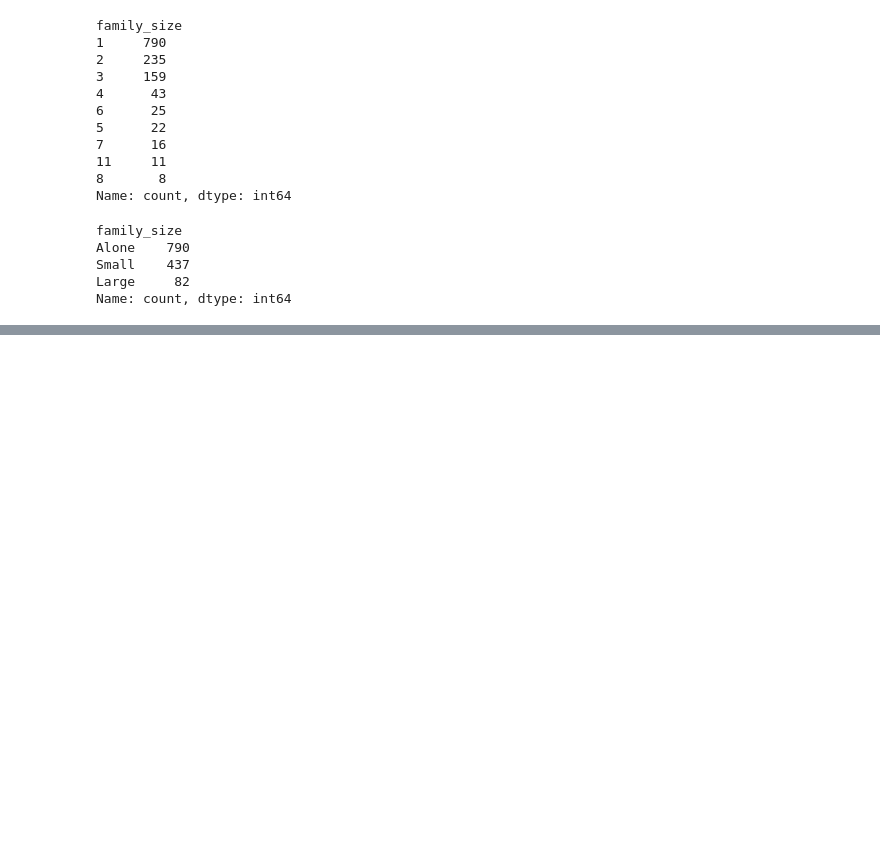
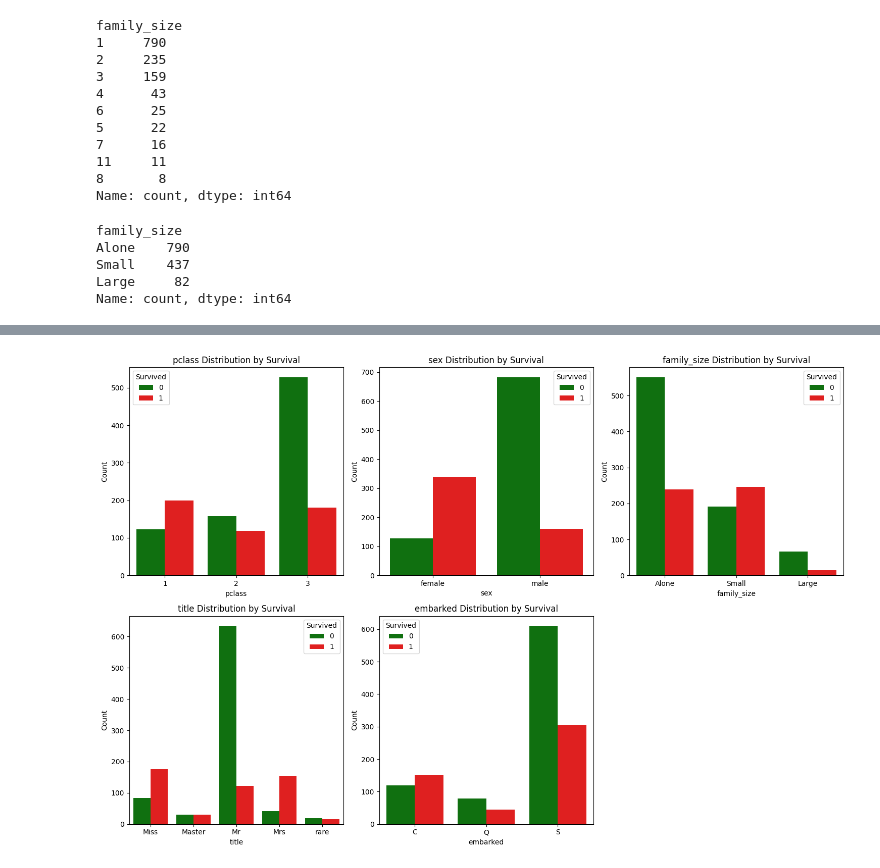
Before and after one commit to aayushi404/ml_algorithms, a Jupyter notebook: ml_practice.ipynb, the cells around one changed output, grey strips where cells are left out. Saved outputs shown, nothing was run; the diff lists cells and outputs as text; code cells hidden in the pictures; blank space fills up the shorter version.

```diff
--- a/ml_practice.ipynb
+++ b/ml_practice.ipynb
@@ -195,0 +228,18 @@ titanic.sample(5)
+# %%
+cols = ["pclass", "sex", "family_size", "title", "embarked"]
+fig, axes = plt.subplots(2, 3, figsize=(15, 10))
+axes = axes.ravel()
+
+for i, c in enumerate(cols):
+    ax = axes[i]
+    sns.countplot(data=df, x=c, hue='survived', palette={0: 'green', 1: 'red'}, ax=ax)
+    ax.set_title(f"{c} Distribution by Survival")
+    ax.set_xlabel(c)
+    ax.set_ylabel('Count')
+    ax.legend(title='Survived')
+
+axes[len(cols)].axis('off')
+plt.tight_layout()
+plt.show()
+# %% [output]
+[figure, added]
```
Also changed, not shown: parts of 51 cells of this notebook, 2 other files.
